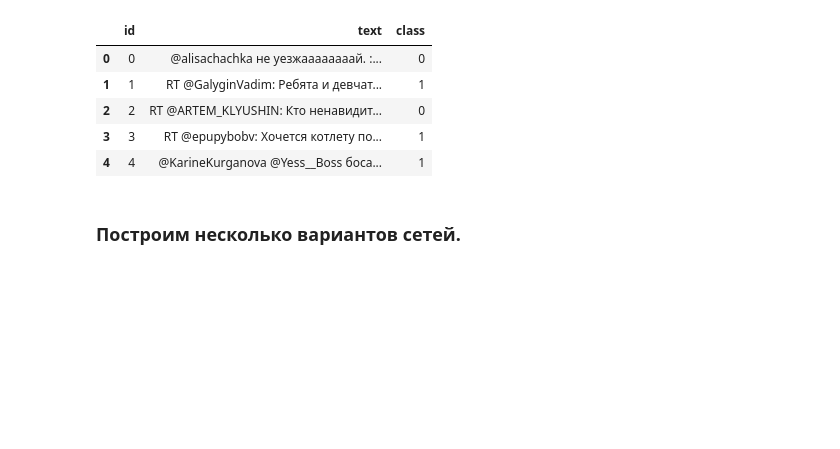
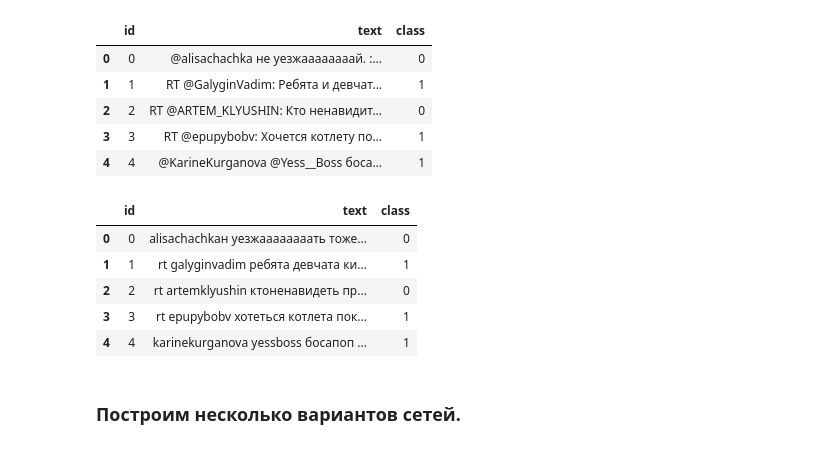
Before and after one commit to myselfadmirer/NLP, a Jupyter notebook: lesson8/hw_lesson8.ipynb, the cells around one changed output. Saved outputs shown, nothing was run; the diff lists cells and outputs as text; code cells hidden in the pictures; blank space fills up the shorter version.

```diff
--- a/lesson8/hw_lesson8.ipynb
+++ b/lesson8/hw_lesson8.ipynb
@@ -48,6 +117,15 @@ def preprocess_text(txt):
 df_train['text'] = df_train['text'].apply(preprocess_text)
 df_val['text'] = df_val['text'].apply(preprocess_text)
 df_test['text'] = df_test['text'].apply(preprocess_text)
+# %%
+df_train.head()
+# %% [output]
+|  | id | text | class |
+| 0 | 0 | alisachachkaн уезжаааааааать тоже... | 0 |
+| 1 | 1 | rt galyginvadim ребята девчата ки... | 1 |
+| 2 | 2 | rt artemklyushin ктоненавидеть пр... | 0 |
+| 3 | 3 | rt epupybobv хотеться котлета пок... | 1 |
+| 4 | 4 | karinekurganova yessboss босапоп ... | 1 |
 # %%
 text_corpus_train = df_train['text'].values
 text_corpus_valid = df_val['text'].values
```
Also changed, not shown: parts of 35 cells of this notebook.
